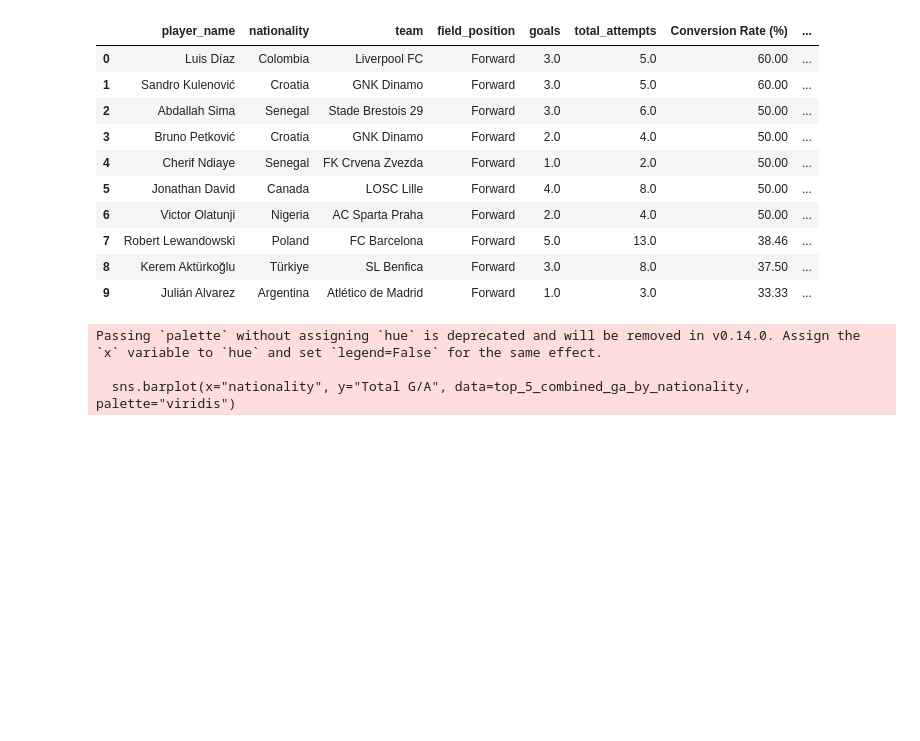
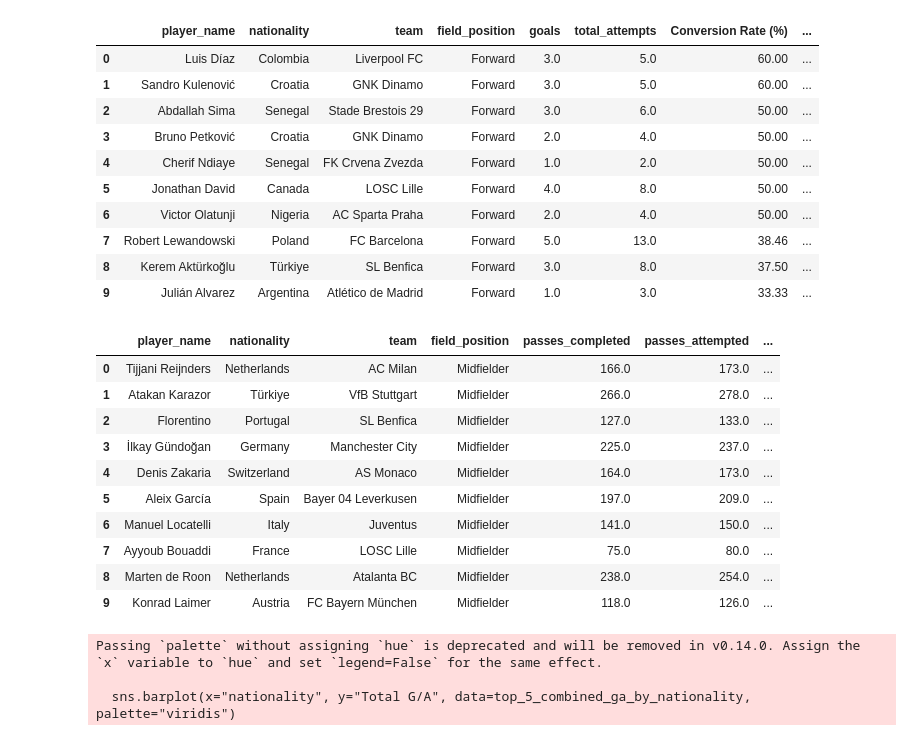
Before and after one commit to AJD1888/ucl-2025-national-performance-analysis, a Jupyter notebook: ucl-2025-national-performace-analysis.ipynb, the cells around one changed output. Drawn from its saved outputs; the diff is of its cells as text; code cells hidden in the pictures; blank space fills up the shorter version.

```diff
--- a/ucl-2025-national-performace-analysis.ipynb
+++ b/ucl-2025-national-performace-analysis.ipynb
@@ -421,6 +426,39 @@ top_10_conversion_rate
 | 7 | Robert Lewandowski | Poland | FC Barcelona | Forward | 5.0 | 13.0 | 38.46 | ... |
 | 8 | Kerem Aktürkoğlu | Türkiye | SL Benfica | Forward | 3.0 | 8.0 | 37.50 | ... |
 | 9 | Julián Alvarez | Argentina | Atlético de Madrid | Forward | 1.0 | 3.0 | 33.33 | ... |
+# %%
+# Query 10 - get the top players with the highesp pass completion rate in the competition
+query10 = """
+SELECT player_name, nationality, team, field_position, passes_completed, passes_attempted, ROUND((SUM(passes_completed) / SUM(passes_attempted)) * 100, 2) AS "Pass Completion Rate (%)",
+CASE
+    WHEN nationality IN ('Spain', 'Italy', 'Germany', 'France', 'England') THEN 'Top 5 European Country'
+    ELSE 'Other Country'
+END AS Country_tier
+FROM players
+LEFT JOIN distribution_stats ON players.id_player = distribution_stats.id_player
+LEFT JOIN key_stats ON players.id_player = key_stats.id_player
+INNER JOIN teams ON players.team_id = teams.team_id
+WHERE passes_attempted > 0 AND passes_completed > 0 AND minutes_played > 180 AND field_position = 'Midfielder'
+GROUP BY player_name, nationality, team, field_position
+ORDER BY "Pass Completion Rate (%)" DESC
+LIMIT 10;
+"""
+
+top_10_pass_completion_rate = pd.read_sql_query(query10, conn)
+
+top_10_pass_completion_rate
+# %% [output]
+|  | player_name | nationality | team | field_position | passes_completed | passes_attempted | ... |
+| 0 | Tijjani Reijnders | Netherlands | AC Milan | Midfielder | 166.0 | 173.0 | ... |
+| 1 | Atakan Karazor | Türkiye | VfB Stuttgart | Midfielder | 266.0 | 278.0 | ... |
+| 2 | Florentino | Portugal | SL Benfica | Midfielder | 127.0 | 133.0 | ... |
+| 3 | İlkay Gündoğan | Germany | Manchester City | Midfielder | 225.0 | 237.0 | ... |
+| 4 | Denis Zakaria | Switzerland | AS Monaco | Midfielder | 164.0 | 173.0 | ... |
+| 5 | Aleix García | Spain | Bayer 04 Leverkusen | Midfielder | 197.0 | 209.0 | ... |
+| 6 | Manuel Locatelli | Italy | Juventus | Midfielder | 141.0 | 150.0 | ... |
+| 7 | Ayyoub Bouaddi | France | LOSC Lille | Midfielder | 75.0 | 80.0 | ... |
+| 8 | Marten de Roon | Netherlands | Atalanta BC | Midfielder | 238.0 | 254.0 | ... |
+| 9 | Konrad Laimer | Austria | FC Bayern München | Midfielder | 118.0 | 126.0 | ... |
 # %%
 top_5_combined_ga_by_nationality = combined_ga_by_nationality.head(5)
 
```
Also changed, not shown: parts of 3 cells of this notebook, 14 other files.
